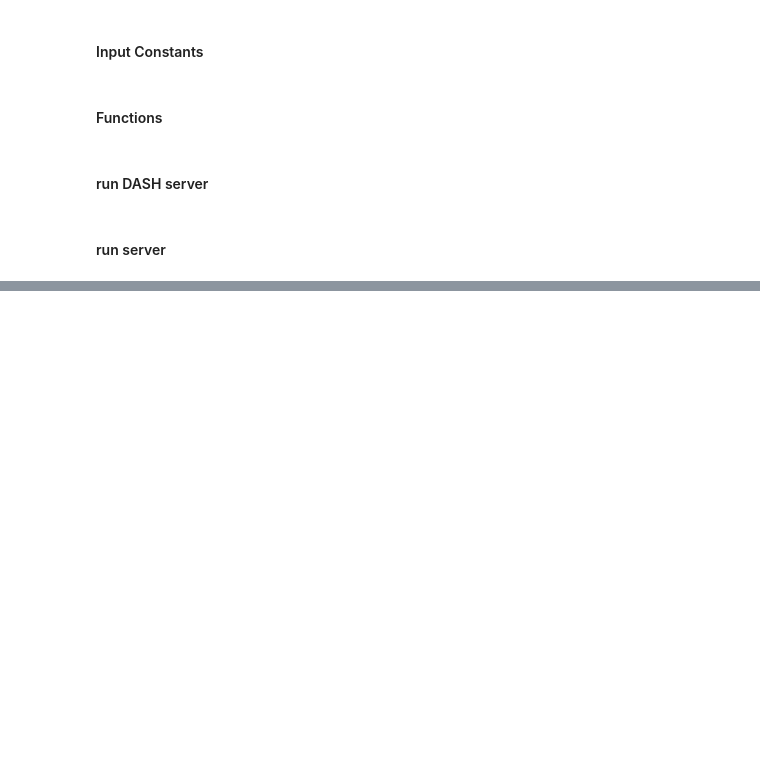
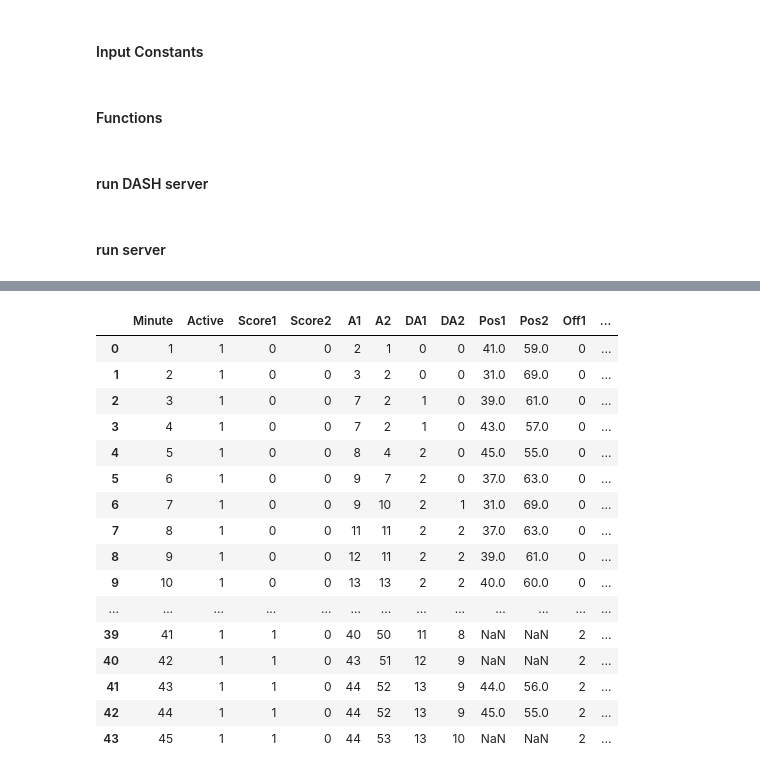
Before and after one commit to cappelchi/calcio_norebooks, a Jupyter notebook: draft/football_live_production_prototype_heft8.ipynb, the cells around one changed output, grey strips where cells are left out. Cells and saved outputs as stored; diff of their text form; code cells hidden in the pictures; blank space fills up the shorter version.

```diff
--- a/draft/football_live_production_prototype_heft8.ipynb
+++ b/draft/football_live_production_prototype_heft8.ipynb
@@ -91,10 +188,17 @@ data_types_dict = {
     'Over':np.float16, 'Under':np.float16, 'Hand1Value':np.float16, 'H1':np.float16, 'H2':np.float16
 }
 # %%
-cols = ['StatTime', 'Minute', 'Active', 'Score1', 'Score2', 'A1', 'A2', 'DA1',
+cols1 = ['StatTime', 'Minute', 'Active', 'Score1', 'Score2', 'A1', 'A2', 'DA1',
        'DA2', 'Pos1', 'Pos2', 'Off1', 'Off2', 'On1', 'On2', 'YC1', 'YC2',
        'RC1', 'RC2', 'Sub1', 'Sub2', 'Pen1', 'Pen2', 'Cor1', 'Cor2', 'Period',
        'Comment']
+cols = ['Id', 'StatTime', 'Minute', 'Active', 'Score1', 'Score2', 'A1', 'A2',
+       'DA1', 'DA2', 'Pos1', 'Pos2', 'Off1', 'Off2', 'On1', 'On2', 'YC1',
+       'YC2', 'RC1', 'RC2', 'Sub1', 'Sub2', 'Pen1', 'Pen2', 'Cor1', 'Cor2',
+       'Period', 'Comment', 'TimeSnapshot', 'D', 'I', 'Active.1', 'Time',
+       'Minute.1', 'RawTime', 'Score1.1', 'Score2.1', 'Period.1', 'Periods',
+       'Serve', 'W1', 'WX', 'W2', 'X1', 'X2', 'W12', 'TotalValue', 'Over',
+       'Under', 'Hand1Value', 'H1', 'H2']
 # %%
 usecols = ['Minute', 'Active', 'Score1', 'Score2', 'A1', 'A2', 'DA1',
        'DA2', 'Pos1', 'Pos2', 'Off1', 'Off2', 'On1', 'On2', 'YC1', 'YC2',
@@ -497,0 +770,20 @@ app.run_server(mode='inline')
+# %%
+tmp_df
+# %% [output]
+|  | Minute | Active | Score1 | Score2 | A1 | A2 | DA1 | DA2 | Pos1 | Pos2 | Off1 | ... |
+| 0 | 1 | 1 | 0 | 0 | 2 | 1 | 0 | 0 | 41.0 | 59.0 | 0 | ... |
+| 1 | 2 | 1 | 0 | 0 | 3 | 2 | 0 | 0 | 31.0 | 69.0 | 0 | ... |
+| 2 | 3 | 1 | 0 | 0 | 7 | 2 | 1 | 0 | 39.0 | 61.0 | 0 | ... |
+| 3 | 4 | 1 | 0 | 0 | 7 | 2 | 1 | 0 | 43.0 | 57.0 | 0 | ... |
+| 4 | 5 | 1 | 0 | 0 | 8 | 4 | 2 | 0 | 45.0 | 55.0 | 0 | ... |
+| 5 | 6 | 1 | 0 | 0 | 9 | 7 | 2 | 0 | 37.0 | 63.0 | 0 | ... |
+| 6 | 7 | 1 | 0 | 0 | 9 | 10 | 2 | 1 | 31.0 | 69.0 | 0 | ... |
+| 7 | 8 | 1 | 0 | 0 | 11 | 11 | 2 | 2 | 37.0 | 63.0 | 0 | ... |
+| 8 | 9 | 1 | 0 | 0 | 12 | 11 | 2 | 2 | 39.0 | 61.0 | 0 | ... |
+| 9 | 10 | 1 | 0 | 0 | 13 | 13 | 2 | 2 | 40.0 | 60.0 | 0 | ... |
+| ... | ... | ... | ... | ... | ... | ... | ... | ... | ... | ... | ... | ... |
+| 39 | 41 | 1 | 1 | 0 | 40 | 50 | 11 | 8 | NaN | NaN | 2 | ... |
+| 40 | 42 | 1 | 1 | 0 | 43 | 51 | 12 | 9 | NaN | NaN | 2 | ... |
+| 41 | 43 | 1 | 1 | 0 | 44 | 52 | 13 | 9 | 44.0 | 56.0 | 2 | ... |
+| 42 | 44 | 1 | 1 | 0 | 44 | 52 | 13 | 9 | 45.0 | 55.0 | 2 | ... |
+| 43 | 45 | 1 | 1 | 0 | 44 | 53 | 13 | 10 | NaN | NaN | 2 | ... |
```
Also changed, not shown: parts of 80 cells of this notebook.
